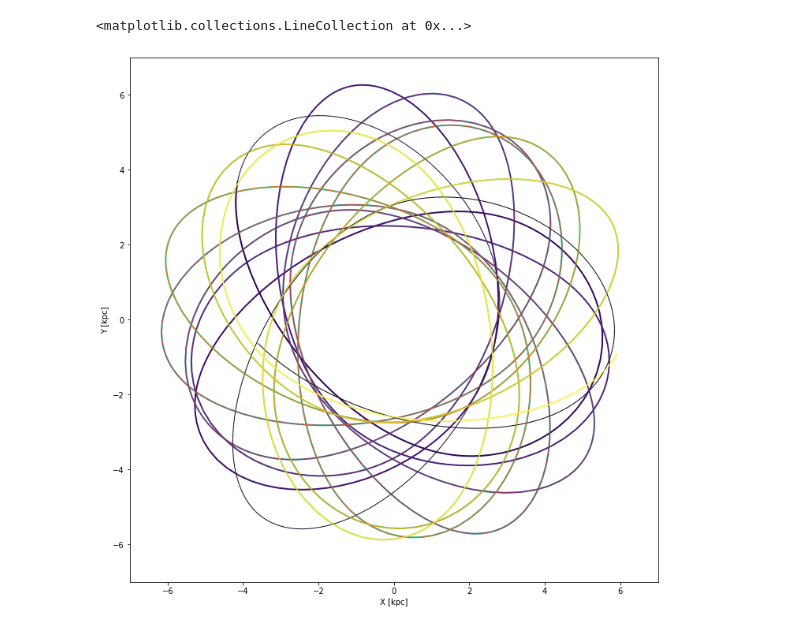
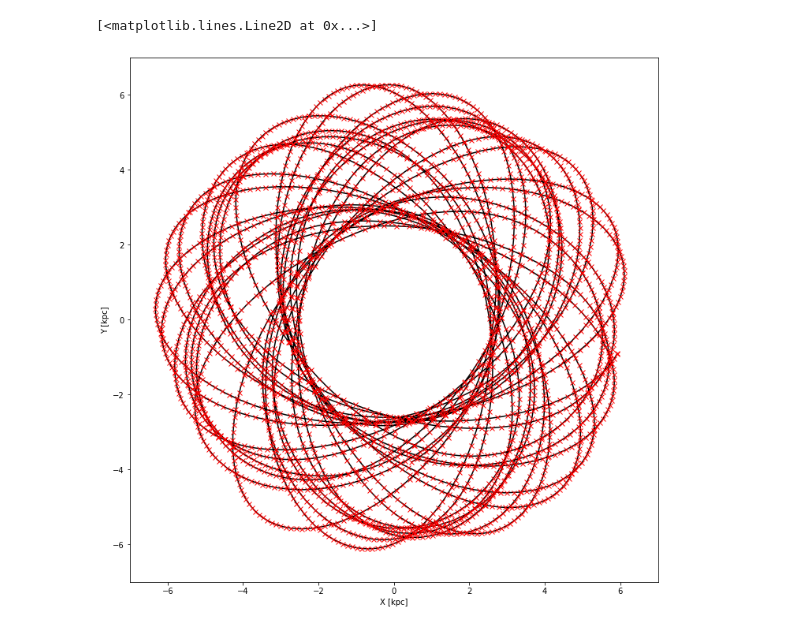
Before and after one commit to anthony-arnold/ngc6397, a Jupyter notebook: orbit.ipynb, the cells around one changed output. Drawn from its saved outputs; the diff is of its cells as text; code cells hidden in the pictures.

```diff
--- a/orbit.ipynb
+++ b/orbit.ipynb
@@ -21,34 +21,37 @@ fig, ax = plt.subplots(ncols=1)
 ax.set_xlabel('X [kpc]')
 ax.set_ylabel('Y [kpc]')
 ax.set_xlim([-7, 7])
 ax.set_ylim([-7, 7])
 
 #ax.scatter(nbody[:,1] / 1000, nbody[:,2] / 1000, color='g', marker='.', s=0.1)
 
 def plot(p, cmap, width):
     # Create a continuous norm to map from data points to colors
     points = p[:,1:3].reshape(-1, 1, 2) / 1000
 
 
     segments = np.concatenate([points[:-1], points[1:]], axis=1)[len(orbit)//2:]
     t = np.linspace(0, 1, len(segments))
     norm = plt.Normalize(t.min(), t.max())
     lc = LineCollection(segments, cmap=cmap, norm=norm)
     # Set the values used for colormapping
     lc.set_array(t)
     lc.set_linewidth(width)
     line = ax.add_collection(lc)
     return line
 
-plot(orbit, 'viridis', 2)
-plot(nborb, 'inferno', 1)
+
+ax.plot(orbit[:,1]/ 1000, orbit[:,2]/ 1000, '-k')
+ax.plot(nborb[:,1]/ 1000, nborb[:,2]/ 1000, 'xr')
+#plot(orbit, 'viridis', 1)
+#plot(nborb, 'inferno', 1)
 
 #fig.colorbar(line, ax=axs[0])
 
 #ax.plot(orbit[:,1], orbit[:,2], c=t, cmap='inferno')
 
 #ax.set_xlim(points[:,1].min(), points[:,1].max())
 #ax.set_ylim(points[:,2].min(), points[:,2].max())
 # %% [output]
-<matplotlib.collections.LineCollection at 0x...>
+[<matplotlib.lines.Line2D at 0x...>]
-[figure, old version]
+[figure, new version]
```
Also changed, not shown: 2 other files.
